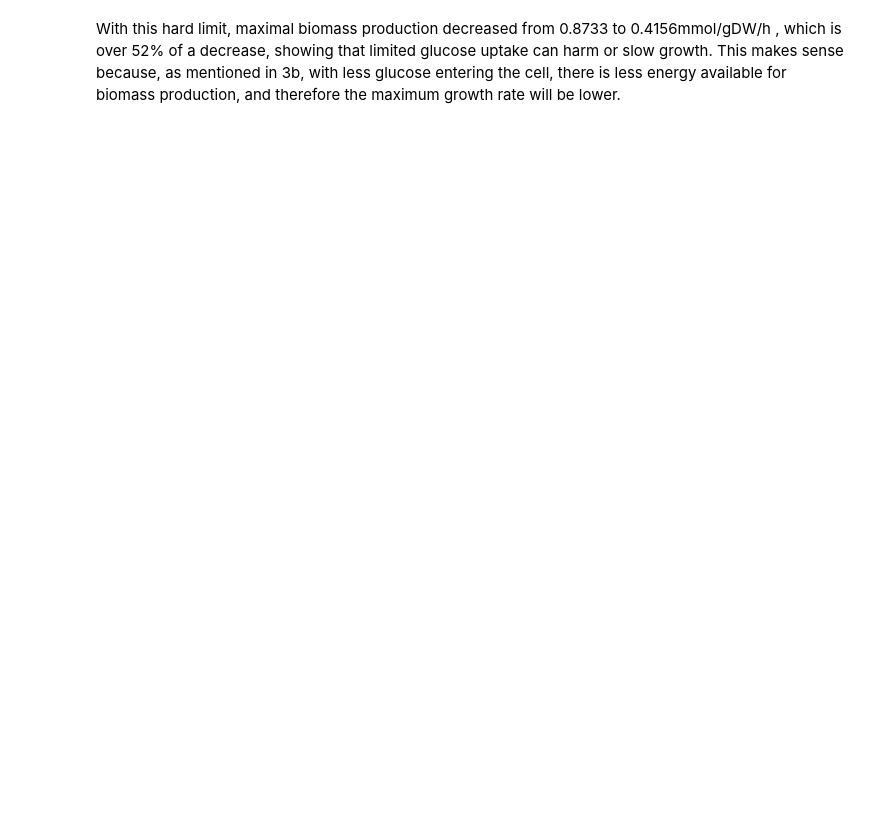
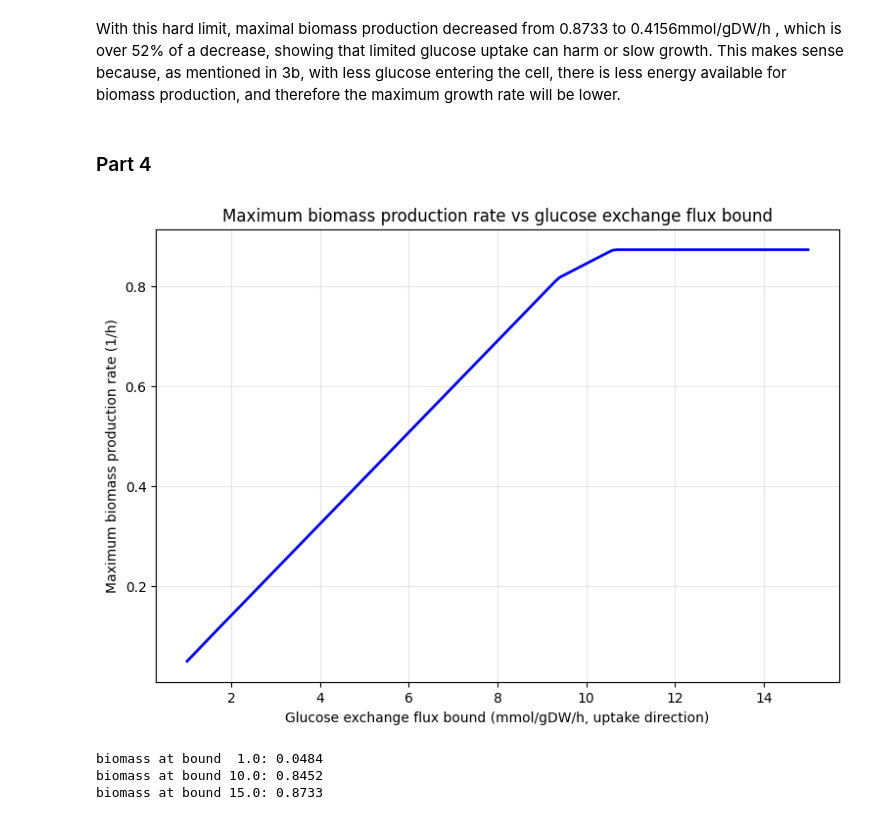
Before and after one commit to egepos/MSMBS, a Jupyter notebook: Assignment2/assignment2.ipynb, the cells around one changed output. Cells and saved outputs as stored; diff of their text form; code cells hidden in the pictures; blank space fills up the shorter version.

Commit message:
Add Question 4: glucose scan plot, growth limit explanation and acetate overflow

```diff
--- a/Assignment2/assignment2.ipynb
+++ b/Assignment2/assignment2.ipynb
@@ -92,2 +92,35 @@ Maximum biomass production rate with glucose limit: 0.41559777509290663
 # %% [markdown]
 With this hard limit, maximal biomass production decreased from 0.8733 to 0.4156mmol/gDW/h , which is  over 52% of a decrease, showing that limited glucose uptake can harm or slow growth. This makes sense because, as mentioned in 3b, with less glucose entering the cell, there is less energy available for biomass production, and therefore the maximum growth rate will be lower.
+# %% [markdown]
+### Part 4
+# %%
+## 4a
+
+import numpy as np
+import matplotlib.pyplot as plt
+
+# glucose exchange flux bound from 1 to 15 mmol/gDW/h, in steps of 0.1
+glucose_bounds = np.arange(1, 15.01, 0.1)
+biomass_rates = []
+
+for bound in glucose_bounds:
+    # negative lower bound = uptake direction
+    model.reactions.EX_glc__D_e.lower_bound = -bound
+    biomass_rates.append(model.optimize().objective_value)
+
+plt.figure(figsize=(9, 6))
+plt.plot(glucose_bounds, biomass_rates, 'b-', linewidth=2)
+plt.xlabel('Glucose exchange flux bound (mmol/gDW/h, uptake direction)')
+plt.ylabel('Maximum biomass production rate (1/h)')
+plt.title('Maximum biomass production rate vs glucose exchange flux bound')
+plt.grid(True, alpha=0.3)
+plt.show()
+
+print(f"biomass at bound  1.0: {biomass_rates[0]:.4f}")
+print(f"biomass at bound 10.0: {biomass_rates[90]:.4f}")
+print(f"biomass at bound 15.0: {biomass_rates[-1]:.4f}")
+# %% [output]
+[figure, added]
+biomass at bound  1.0: 0.0484
+biomass at bound 10.0: 0.8452
+biomass at bound 15.0: 0.8733
```
Also changed, not shown: parts of 6 cells of this notebook.
